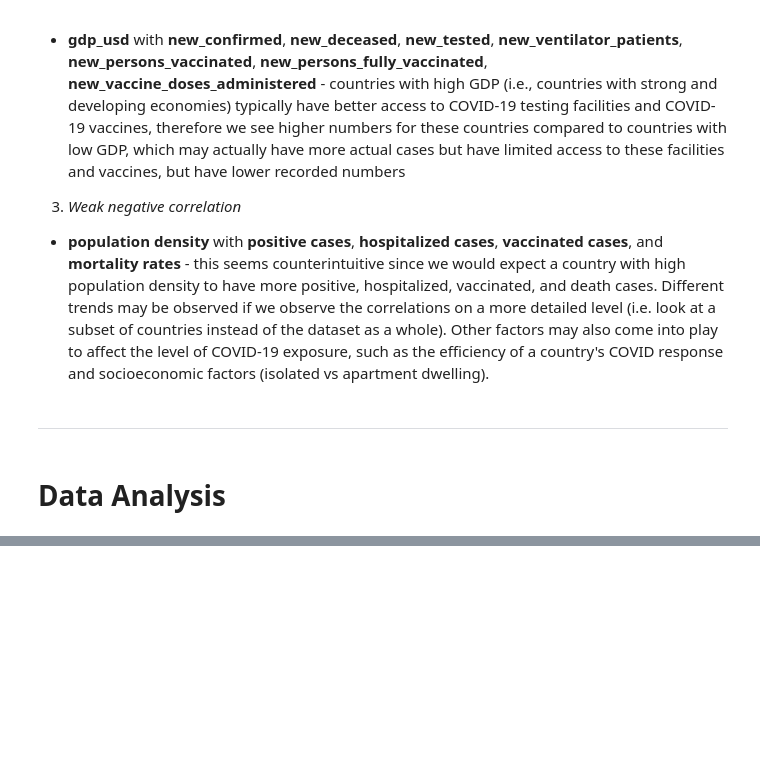
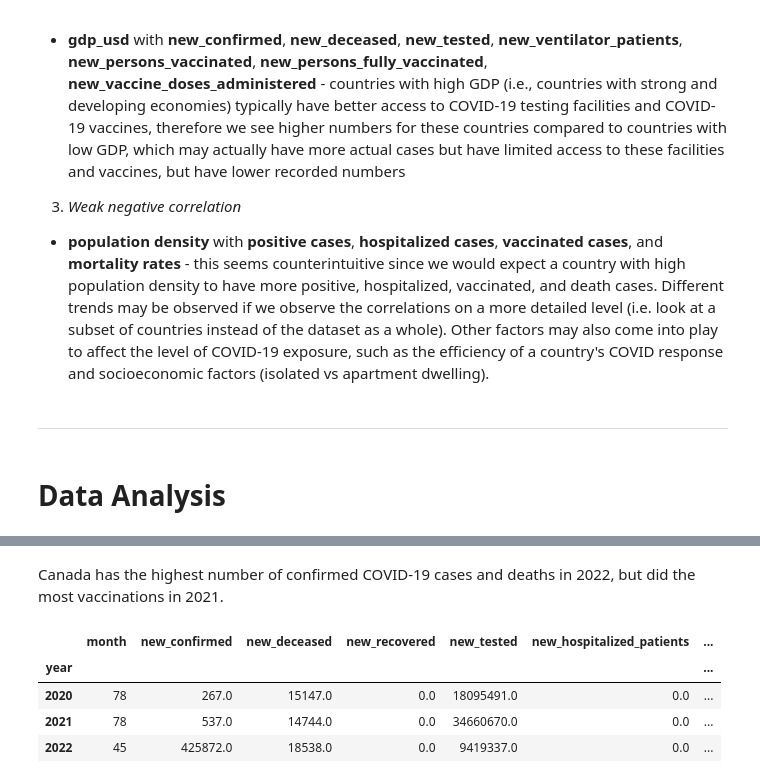
Before and after one commit to DenniseMc/cpsc_project, a Jupyter notebook: project_combine.ipynb, the cells around one changed output, grey strips where cells are left out. Saved outputs shown, nothing was run; the diff lists cells and outputs as text; code cells hidden in the pictures; blank space fills up the shorter version.

```diff
--- a/project_combine.ipynb
+++ b/project_combine.ipynb
@@ -1035,0 +1052,11 @@ complete_df[complete_df['location_key'] == 'CA']
+# %% [markdown]
+Canada has the highest number of confirmed COVID-19 cases and deaths in 2022, but did the most vaccinations in 2021.
+# %%
+canada = complete_df[complete_df['location_key'] == 'CA']
+canada.groupby(['year']).sum(numeric_only=True)
+# %% [output]
+|  | month | new_confirmed | new_deceased | new_recovered | new_tested | new_hospitalized_patients | ... |
+| year |  |  |  |  |  |  | ... |
+| 2020 | 78 | 267.0 | 15147.0 | 0.0 | 18095491.0 | 0.0 | ... |
+| 2021 | 78 | 537.0 | 14744.0 | 0.0 | 34660670.0 | 0.0 | ... |
+| 2022 | 45 | 425872.0 | 18538.0 | 0.0 | 9419337.0 | 0.0 | ... |
```
Also changed, not shown: parts of 16 cells of this notebook.
